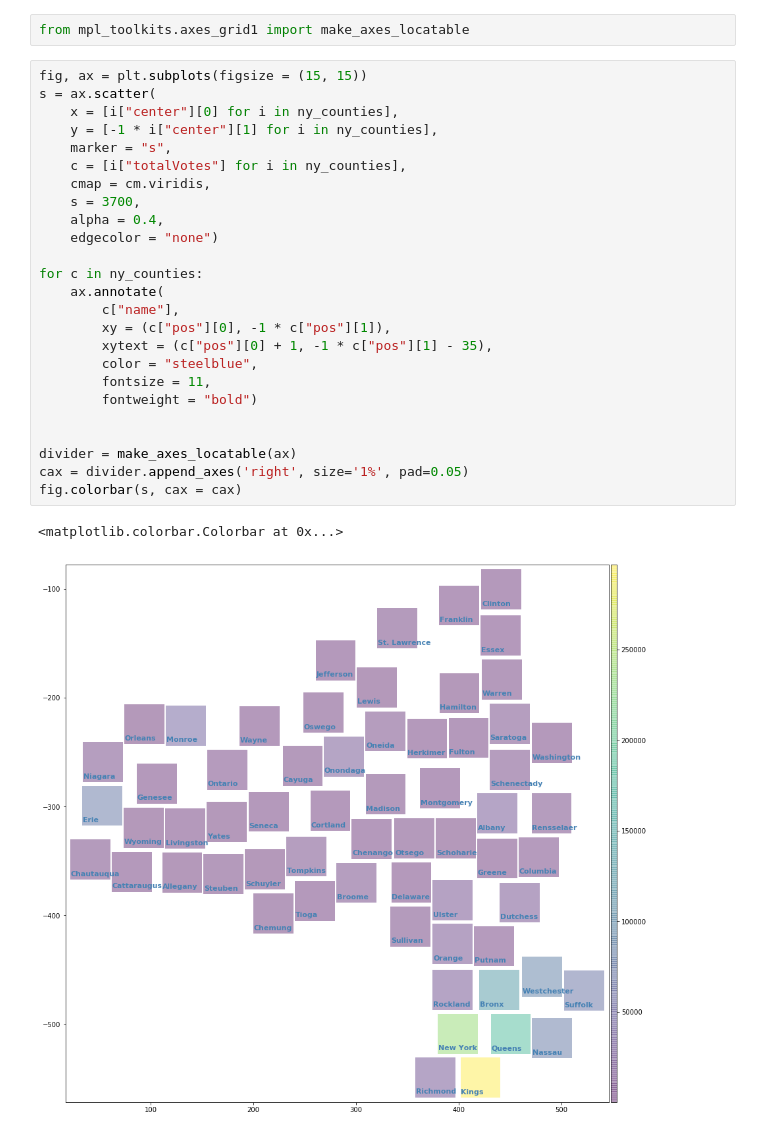
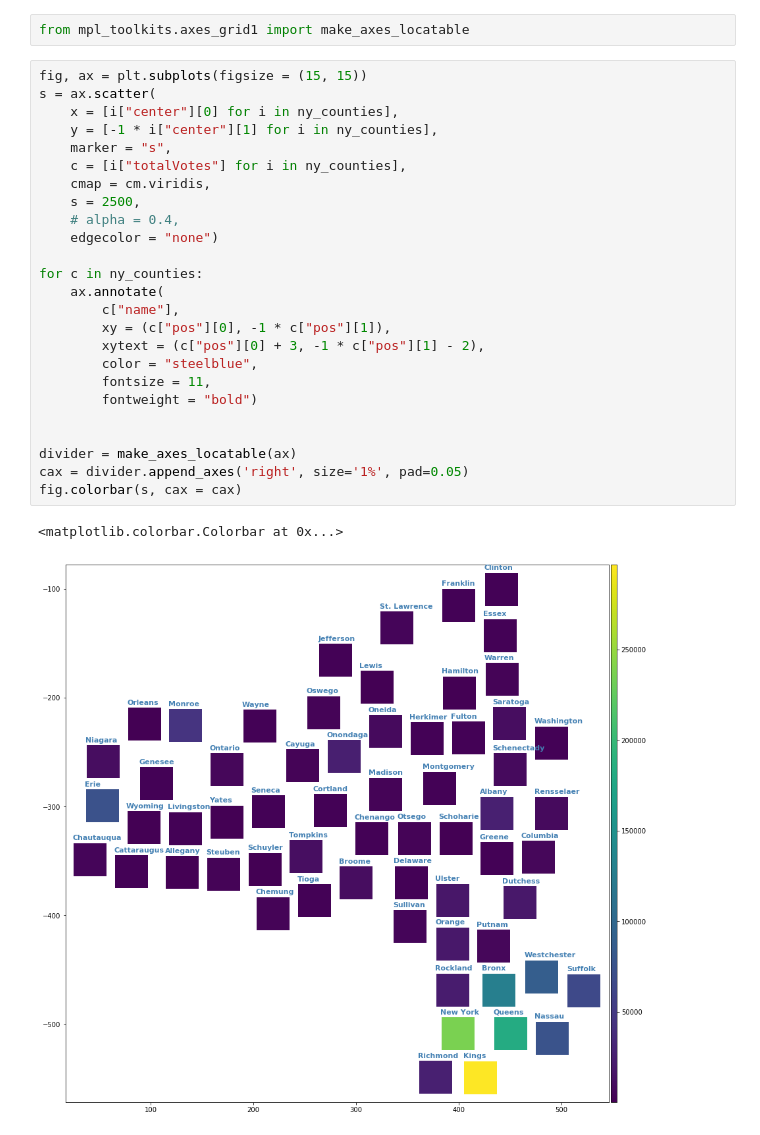
Before and after one commit to gautsi/gen-purpose-repo, a Jupyter notebook: maps/NyCountiesCartogram.ipynb, the cells around one changed output. Drawn from its saved outputs; the diff is of its cells as text.

```diff
--- a/maps/NyCountiesCartogram.ipynb
+++ b/maps/NyCountiesCartogram.ipynb
@@ -34,28 +34,28 @@ from mpl_toolkits.axes_grid1 import make_axes_locatable
 # %%
 fig, ax = plt.subplots(figsize = (15, 15))
 s = ax.scatter(
     x = [i["center"][0] for i in ny_counties],
     y = [-1 * i["center"][1] for i in ny_counties],
     marker = "s",
     c = [i["totalVotes"] for i in ny_counties],
     cmap = cm.viridis,
-    s = 3700,
-    alpha = 0.4,
+    s = 2500,
+    # alpha = 0.4,
     edgecolor = "none")
 
 for c in ny_counties:
     ax.annotate(
         c["name"],
         xy = (c["pos"][0], -1 * c["pos"][1]),
-        xytext = (c["pos"][0] + 1, -1 * c["pos"][1] - 35),
+        xytext = (c["pos"][0] + 3, -1 * c["pos"][1] - 2),
         color = "steelblue",
         fontsize = 11,
         fontweight = "bold")
 
 
 divider = make_axes_locatable(ax)
 cax = divider.append_axes('right', size='1%', pad=0.05)
 fig.colorbar(s, cax = cax)
 # %% [output]
 <matplotlib.colorbar.Colorbar at 0x...>
-[figure, old version]
+[figure, new version]
```
